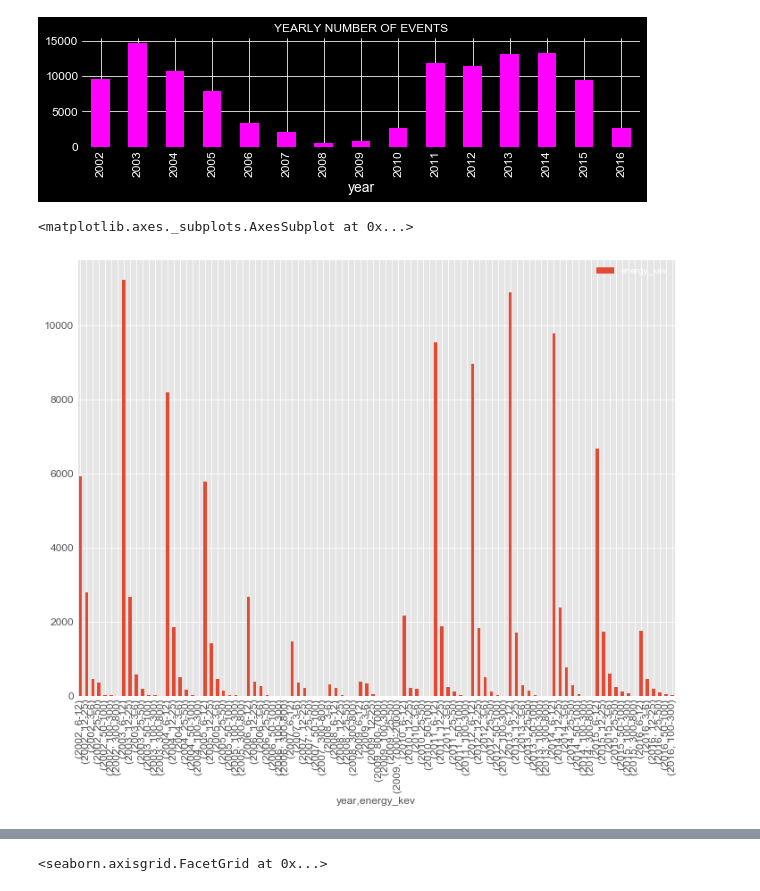
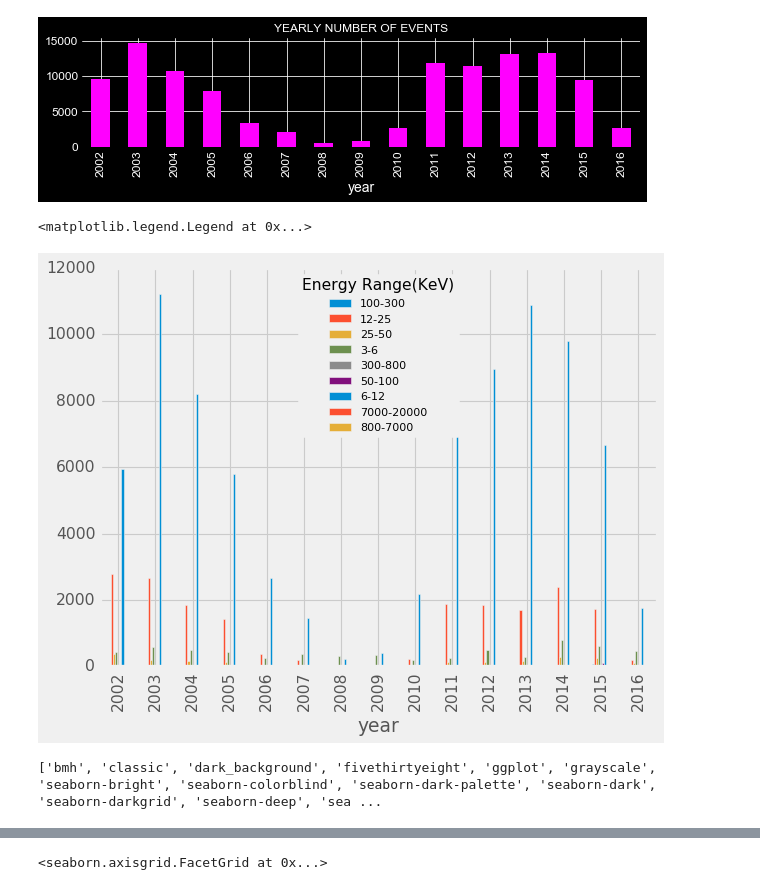
Before and after one commit to Byte7/Solar-Flares-Prediction-RHESSI-Mission, a Jupyter notebook: test_nbs.ipynb, the cells around one changed output, grey strips where cells are left out. Saved outputs shown, nothing was run; the diff lists cells and outputs as text; code cells hidden in the pictures.

```diff
--- a/test_nbs.ipynb
+++ b/test_nbs.ipynb
@@ -246,9 +248,14 @@ new_df.groupby(['year'])['total_counts'].count().plot(kind='bar',figsize=(10,2),
 <matplotlib.axes._subplots.AxesSubplot at 0x...>
 [figure]
 # %%
-plt.style.use('ggplot')
-new_df.groupby(['year'])['energy_kev'].value_counts().plot(kind='bar', legend=True)
+plt.style.use('fivethirtyeight')
+new_df.groupby(['year'])['energy_kev'].value_counts().unstack().plot(kind='bar')
+plt.legend(title='Energy Range(KeV)', loc='best', prop={'size': 10})
 # %% [output]
-<matplotlib.axes._subplots.AxesSubplot at 0x...>
+<matplotlib.legend.Legend at 0x...>
-[figure, old version]
+[figure, new version]
+# %%
+print(plt.style.available)
+# %% [output]
+['bmh', 'classic', 'dark_background', 'fivethirtyeight', 'ggplot', 'grayscale', 'seaborn-bright', 'seaborn-colorblind', 'seaborn-dark-palette', 'seaborn-dark', 'seaborn-darkgrid', 'seaborn-deep', 'sea ...
 # %%
```
Also changed, not shown: parts of 23 cells of this notebook.
